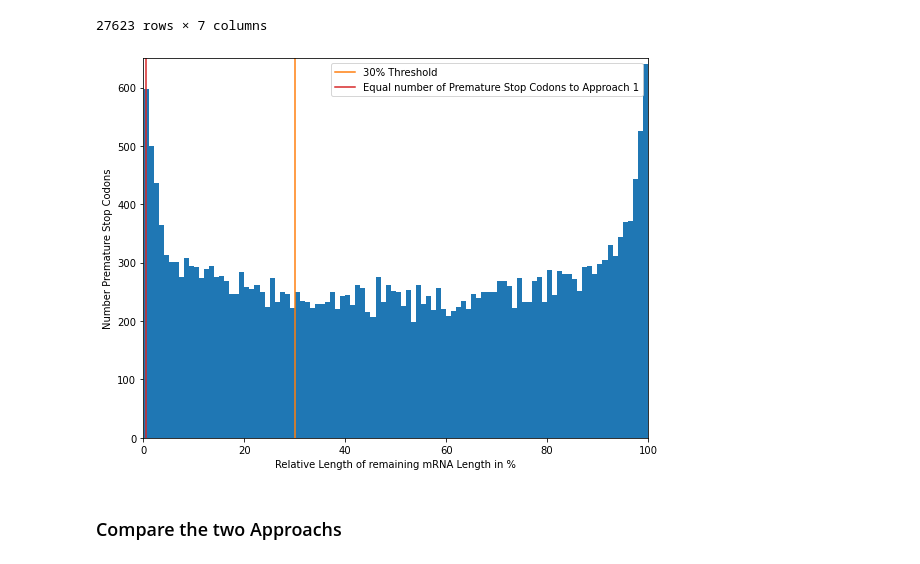
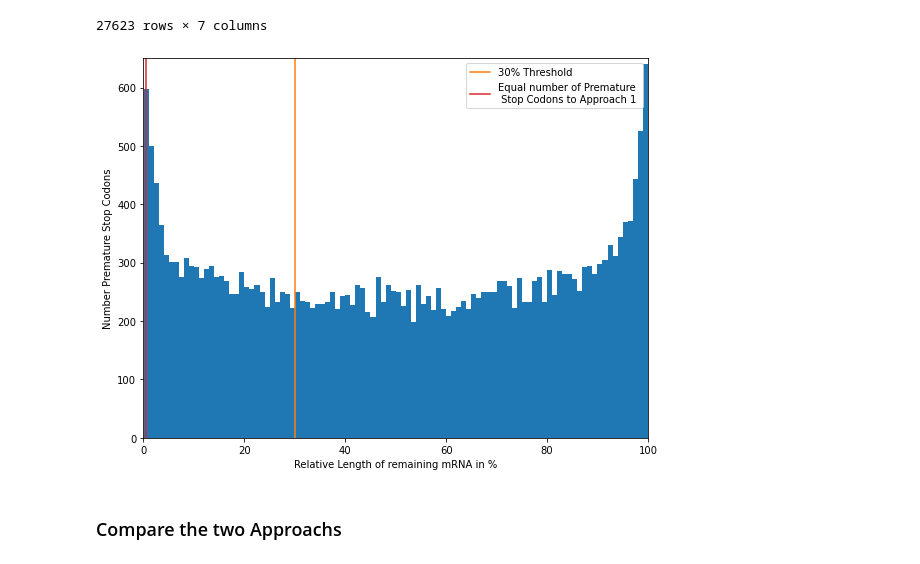
Before and after one commit to laurasteinmann/Premature_Stop_Codons, a Jupyter notebook: results/Premature_Stop_Codons.ipynb, the cells around one changed output. Saved outputs shown, nothing was run; the diff lists cells and outputs as text; code cells hidden in the pictures.

Commit message:
Changed Legend

```diff
--- a/results/Premature_Stop_Codons.ipynb
+++ b/results/Premature_Stop_Codons.ipynb
@@ -233,26 +233,26 @@ results_table
 # %%
 import matplotlib.pyplot as plt
 
 relative_length = results_table.Relative_Length
 
 fig = plt.figure(figsize=(8, 6))
 gs = fig.add_gridspec(1, 1)
 ax1 = fig.add_subplot(gs[0, 0])
 ax1.hist(relative_length, bins=100);
 ax1.set_xlim(0,100)
 ax1.set_ylim(0,650)
-ax1.set_xlabel('Relative Length of remaining mRNA Length in %')
+ax1.set_xlabel('Relative Length of remaining mRNA in %')
 ax1.set_ylabel('Number Premature Stop Codons')
 # ax1.set_title('Remaining Lengths of mRNAs after the occurrence of a premature stop codon')
 plt.axvline(x=30, color='C1', label='30% Threshold')
-plt.axvline(x=0.47, color='C3', label='Equal number of Premature Stop Codons to Approach 1')
-plt.legend()
+plt.axvline(x=0.47, color='C3', label='Equal number of Premature \n Stop Codons to Approach 1')
+plt.legend(loc='upper right')
 fig.tight_layout()
 output_file = "figures/Remaining_Length.png"
 plt.savefig(output_file, dpi=900, facecolor='w')
 plt.show()
 # %% [output]
-[figure, old version]
+[figure, new version]
 # %% [markdown]
 ### Compare the two Approachs
 # %% [markdown]
```
Also changed, not shown: 1 other file.
